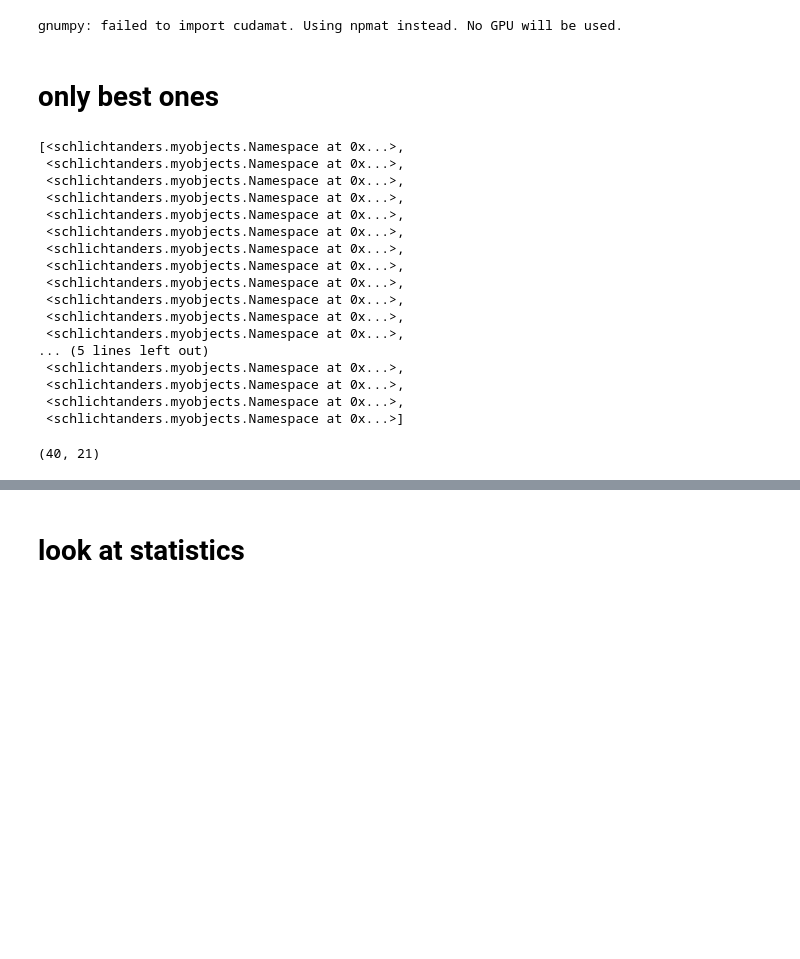
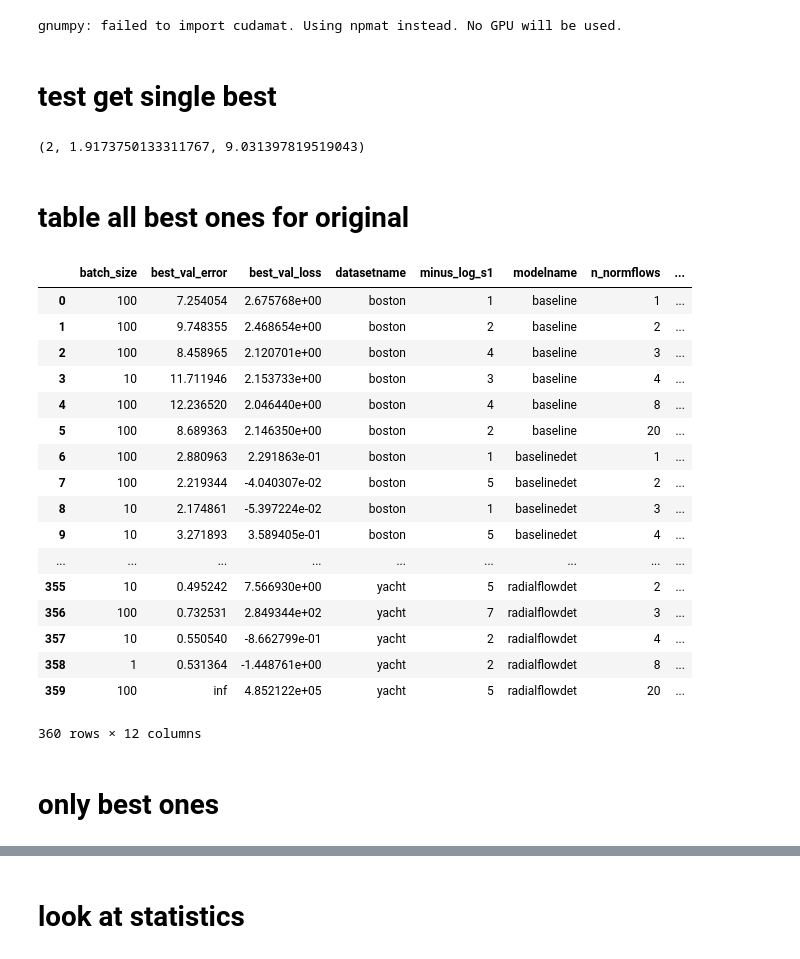
Before and after one commit to schlichtanders/theano_models, a Jupyter notebook: experiment2/csv generation.ipynb, the cells around one changed output, grey strips where cells are left out. Cells and saved outputs as stored; diff of their text form; code cells hidden in the pictures; blank space fills up the shorter version.

```diff
--- a/experiment2/csv generation.ipynb
+++ b/experiment2/csv generation.ipynb
@@ -12,3 +17,15 @@ __parent__ = os.path.realpath("..")
 # %%
 folders_parameters = [["experiment1","withpercent"], ["experiment1","first_useful_hyperparameter_search"], ['experiment1','run_windows']]
 folders_parameters = [os.path.join(__parent__, *fp) for fp in folders_parameters]
+# %% [markdown]
+# test get single best
+# %%
+datasetname = "boston"
+modelname = "radialflow"
+best_hyper = eva.get_single_best_hyper(folders_parameters, modelname, Hypers=Hypers, attr="best_val_loss",
+                                       key_files=lambda fn, p: datasetname in fn)
+best_hyper.n_normflows, best_hyper.best_val_loss, best_hyper.best_val_error
+# %% [output]
+(2, 1.9173750133311767, 9.031397819519043)
+# %% [markdown]
+# table all best ones for original
@@ -15,2 +34,40 @@ folders_parameters = [os.path.join(__parent__, *fp) for fp in folders_parameters
+# %%
+best_hypers = []
+for datasetname in datasetnames:
+    best_hypers += eva.get_best_hyper_autofix(
+        datasetname, folders_parameters,
+        test_attrs=['best_val_loss', 'best_val_error'],
+        modelnames=("baseline", "baselinedet", "planarflow", "planarflowdet", "radialflow", "radialflowdet"),
+        percentages=None, n_normflows=(1,2,3,4,8,20)
+    )
+# %%
+pandas_dict = eva.to_pandas_dict(best_hypers, keys=(
+        "datasetname", "modelname", "best_val_loss", "best_val_error",
+        "opt_identifier", "opt_offset", "opt_momentum", "opt_decay", "opt_step_rate", "minus_log_s1", "batch_size",
+        "n_normflows"
+        ))
+
+df = pd.DataFrame(pandas_dict)
+df.to_csv("look_at_this.csv")
+df
+# %% [output]
+|  | batch_size | best_val_error | best_val_loss | datasetname | minus_log_s1 | modelname | n_normflows | ... |
+| 0 | 100 | 7.254054 | 2.675768e+00 | boston | 1 | baseline | 1 | ... |
+| 1 | 100 | 9.748355 | 2.468654e+00 | boston | 2 | baseline | 2 | ... |
+| 2 | 100 | 8.458965 | 2.120701e+00 | boston | 4 | baseline | 3 | ... |
+| 3 | 10 | 11.711946 | 2.153733e+00 | boston | 3 | baseline | 4 | ... |
+| 4 | 100 | 12.236520 | 2.046440e+00 | boston | 4 | baseline | 8 | ... |
+| 5 | 100 | 8.689363 | 2.146350e+00 | boston | 2 | baseline | 20 | ... |
+| 6 | 100 | 2.880963 | 2.291863e-01 | boston | 1 | baselinedet | 1 | ... |
+| 7 | 100 | 2.219344 | -4.040307e-02 | boston | 5 | baselinedet | 2 | ... |
+| 8 | 10 | 2.174861 | -5.397224e-02 | boston | 1 | baselinedet | 3 | ... |
+| 9 | 10 | 3.271893 | 3.589405e-01 | boston | 5 | baselinedet | 4 | ... |
+| ... | ... | ... | ... | ... | ... | ... | ... | ... |
+| 355 | 10 | 0.495242 | 7.566930e+00 | yacht | 5 | radialflowdet | 2 | ... |
+| 356 | 100 | 0.732531 | 2.849344e+02 | yacht | 7 | radialflowdet | 3 | ... |
+| 357 | 10 | 0.550540 | -8.662799e-01 | yacht | 2 | radialflowdet | 4 | ... |
+| 358 | 1 | 0.531364 | -1.448761e+00 | yacht | 2 | radialflowdet | 8 | ... |
+| 359 | 100 | inf | 4.852122e+05 | yacht | 5 | radialflowdet | 20 | ... |
+360 rows × 12 columns
 # %% [markdown]
 # only best ones
@@ -28,28 +83,8 @@ for datasetname in datasetnames:
 # %%
 unique_best_hypers = {h.opt_decay:h for h in best_hypers}.values()
 unique_best_hypers
-# %% [output]
-[<schlichtanders.myobjects.Namespace at 0x...>,
- <schlichtanders.myobjects.Namespace at 0x...>,
- <schlichtanders.myobjects.Namespace at 0x...>,
- <schlichtanders.myobjects.Namespace at 0x...>,
- <schlichtanders.myobjects.Namespace at 0x...>,
- <schlichtanders.myobjects.Namespace at 0x...>,
- <schlichtanders.myobjects.Namespace at 0x...>,
- <schlichtanders.myobjects.Namespace at 0x...>,
- <schlichtanders.myobjects.Namespace at 0x...>,
- <schlichtanders.myobjects.Namespace at 0x...>,
- <schlichtanders.myobjects.Namespace at 0x...>,
- <schlichtanders.myobjects.Namespace at 0x...>,
-... (5 lines left out)
- <schlichtanders.myobjects.Namespace at 0x...>,
- <schlichtanders.myobjects.Namespace at 0x...>,
- <schlichtanders.myobjects.Namespace at 0x...>,
- <schlichtanders.myobjects.Namespace at 0x...>]
 # %%
 len(best_hypers), len(unique_best_hypers)
-# %% [output]
-(40, 21)
 # %%
 pandas_dict = eva.to_pandas_dict(unique_best_hypers, keys=(
         "datasetname", "modelname", "best_val_loss", "best_val_error",
```
Also changed, not shown: parts of 4 cells of this notebook, 7 other files.
